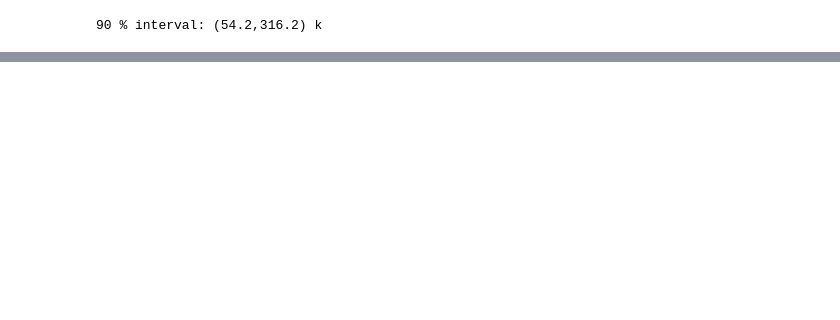
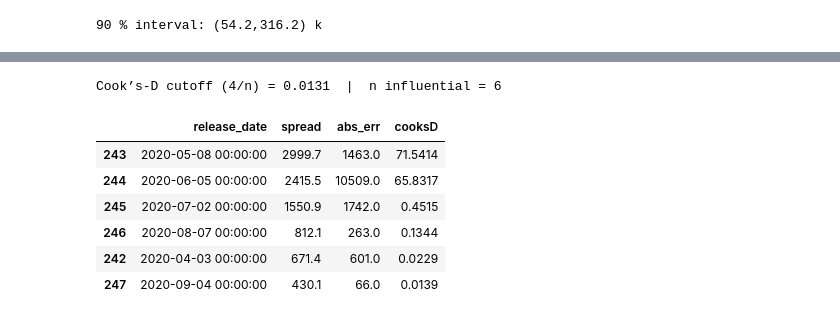
Before and after one commit to nicwjh/nfp-forecasting, a Jupyter notebook: notebooks/nfp_2_eda.ipynb, the cells around one changed output, grey strips where cells are left out. Saved outputs shown, nothing was run; the diff lists cells and outputs as text; code cells hidden in the pictures; blank space fills up the shorter version.

```diff
--- a/notebooks/nfp_2_eda.ipynb
+++ b/notebooks/nfp_2_eda.ipynb
@@ -408,0 +469,29 @@ print(f"90 % interval: ({low:.1f},{high:.1f}) k")
+# %%
+# Influence diagnostics
+
+# fit ols, get cook's D
+X = sm.add_constant(full_tbl["spread"])
+model      = sm.OLS(full_tbl["abs_err"], X).fit()
+full_tbl["cooksD"] = model.get_influence().cooks_distance[0]
+
+# Flag influential points:  D_i > 4 / n
+n_obs          = len(full_tbl)
+cutoff         = 4 / n_obs
+infl_tbl       = full_tbl[full_tbl["cooksD"] > cutoff]        # keep only influential
+infl_tbl       = infl_tbl.sort_values("cooksD", ascending=False)
+
+print(f"Cook’s-D cutoff (4/n) = {cutoff:.4f}  |  n influential = {len(infl_tbl)}")
+
+# Display the influential releases
+cols_to_show = ["release_date", "spread", "abs_err", "cooksD"]
+display(infl_tbl[cols_to_show]
+        .style.format({"spread": "{:.1f}", "abs_err": "{:.1f}", "cooksD": "{:.4f}"}))
+# %% [output]
+Cook’s-D cutoff (4/n) = 0.0131  |  n influential = 6
+|  | release_date | spread | abs_err | cooksD |
+| 243 | 2020-05-08 00:00:00 | 2999.7 | 1463.0 | 71.5414 |
+| 244 | 2020-06-05 00:00:00 | 2415.5 | 10509.0 | 65.8317 |
+| 245 | 2020-07-02 00:00:00 | 1550.9 | 1742.0 | 0.4515 |
+| 246 | 2020-08-07 00:00:00 | 812.1 | 263.0 | 0.1344 |
+| 242 | 2020-04-03 00:00:00 | 671.4 | 601.0 | 0.0229 |
+| 247 | 2020-09-04 00:00:00 | 430.1 | 66.0 | 0.0139 |
```
Also changed, not shown: parts of 5 cells of this notebook.
